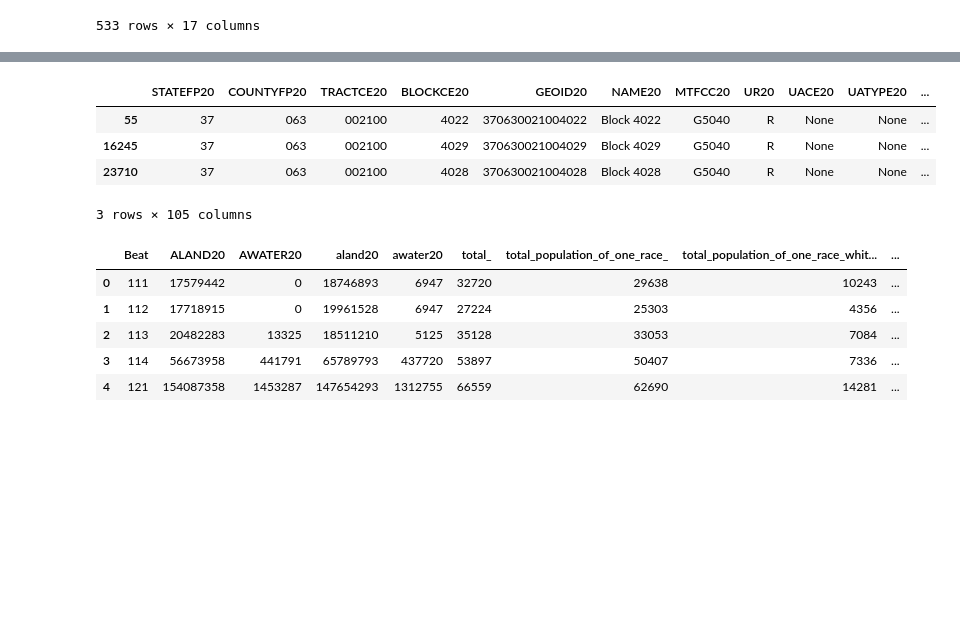
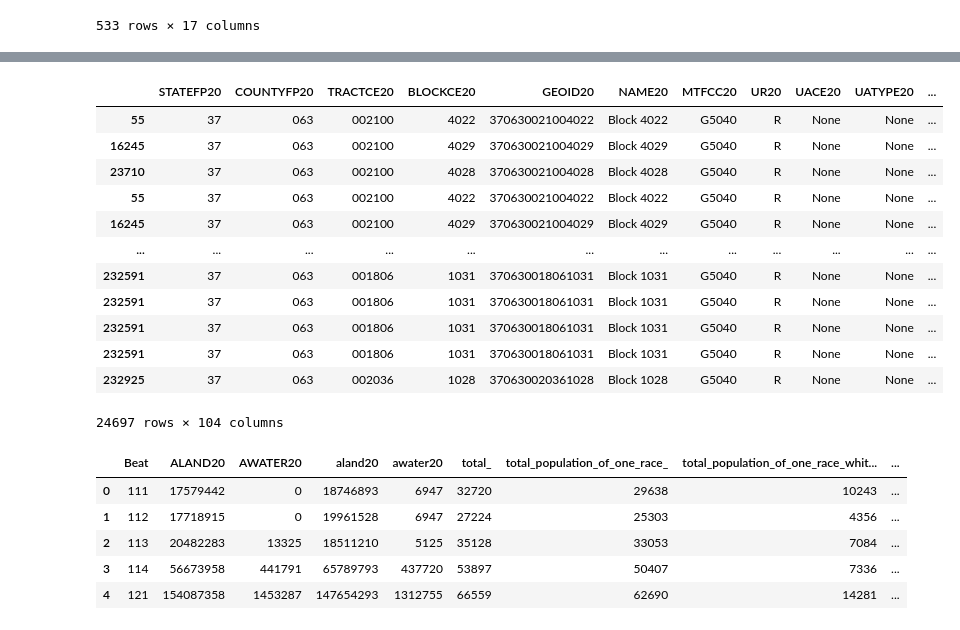
Before and after one commit to sadiesheridan/dataplus-project27-community-safety-durham, a Jupyter notebook: 10_code/dpddata.ipynb, the cells around one changed output, grey strips where cells are left out. Cells and saved outputs as stored; diff of their text form; code cells hidden in the pictures; blank space fills up the shorter version.

```diff
--- a/10_code/dpddata.ipynb
+++ b/10_code/dpddata.ipynb
@@ -243,9 +238,13 @@ policebeats.plot(column='LAWDIST',
 # %%
 ncblockmap = ncblockmap.to_crs("EPSG:4326")
 # %%
-racedata = pd.read_csv('/Users/erikrobertsson/Downloads/Race data files/DECENNIALPL2020.P1_data_with_overlays_2022-06-02T110204.csv', skiprows =1
-)
+racedata = pd.read_csv('/Users/erikrobertsson/Downloads/Race data files/DECENNIALPL2020.P1_data_with_overlays_2022-06-02T110204.csv', skiprows =1)
 racedata['GEOID20'] = racedata['id'].str[-15:]
 racedata.drop('id', axis=1, inplace=True)
+racedata.columns = racedata.columns.str.strip().str.lower().str.replace(' ', '_').str.replace('(', '').str.replace(')', '')
+racedata.columns = racedata.columns.str.replace('[#,@,&,!]', '')
+racedata.columns = racedata.columns.str.replace('[:]', '_')
+racedata.rename(columns = {'total_population_of_two_or_more_races_':'Total Mixed Races'}, inplace = True)
+racedata.drop(racedata.iloc[:, 10:72], inplace = True, axis = 1)
 racedata
 # %% [output]
@@ -464,15 +466,23 @@ plt.show()
 # %%
 #putting race data into the police beat and block data
 beatswithrace = gpd.sjoin(cblockDurhamBeats, durhamracemap)
 
 #beatswithrace = pd.merge(racedata, cblockDurhamBeats, on ='GEOID20')
-beatswithrace.head(3)
+beatswithrace
 # %% [output]
 |  | STATEFP20 | COUNTYFP20 | TRACTCE20 | BLOCKCE20 | GEOID20 | NAME20 | MTFCC20 | UR20 | UACE20 | UATYPE20 | ... |
 | 55 | 37 | 063 | 002100 | 4022 | 370630021004022 | Block 4022 | G5040 | R | None | None | ... |
 | 16245 | 37 | 063 | 002100 | 4029 | 370630021004029 | Block 4029 | G5040 | R | None | None | ... |
 | 23710 | 37 | 063 | 002100 | 4028 | 370630021004028 | Block 4028 | G5040 | R | None | None | ... |
+| 55 | 37 | 063 | 002100 | 4022 | 370630021004022 | Block 4022 | G5040 | R | None | None | ... |
+| 16245 | 37 | 063 | 002100 | 4029 | 370630021004029 | Block 4029 | G5040 | R | None | None | ... |
+| ... | ... | ... | ... | ... | ... | ... | ... | ... | ... | ... | ... |
+| 232591 | 37 | 063 | 001806 | 1031 | 370630018061031 | Block 1031 | G5040 | R | None | None | ... |
+| 232591 | 37 | 063 | 001806 | 1031 | 370630018061031 | Block 1031 | G5040 | R | None | None | ... |
+| 232591 | 37 | 063 | 001806 | 1031 | 370630018061031 | Block 1031 | G5040 | R | None | None | ... |
+| 232591 | 37 | 063 | 001806 | 1031 | 370630018061031 | Block 1031 | G5040 | R | None | None | ... |
+| 232925 | 37 | 063 | 002036 | 1028 | 370630020361028 | Block 1028 | G5040 | R | None | None | ... |
-3 rows × 105 columns
+24697 rows × 104 columns
 # %%
 #summing the population by police beat
 popsumbybeat = beatswithrace.groupby('Beat', as_index=False).sum()
```
Also changed, not shown: parts of 7 cells of this notebook, 1 other file.
